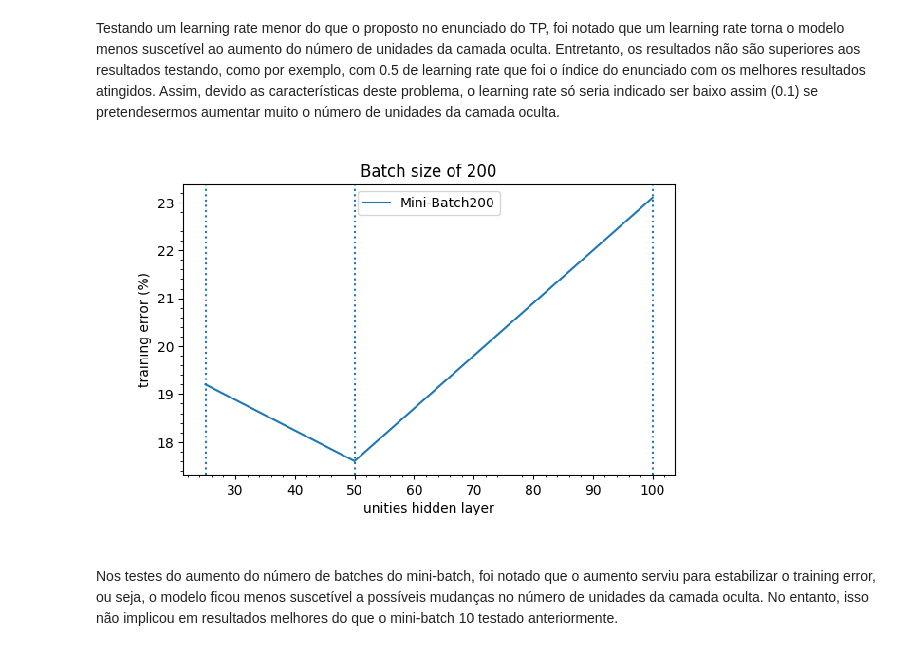
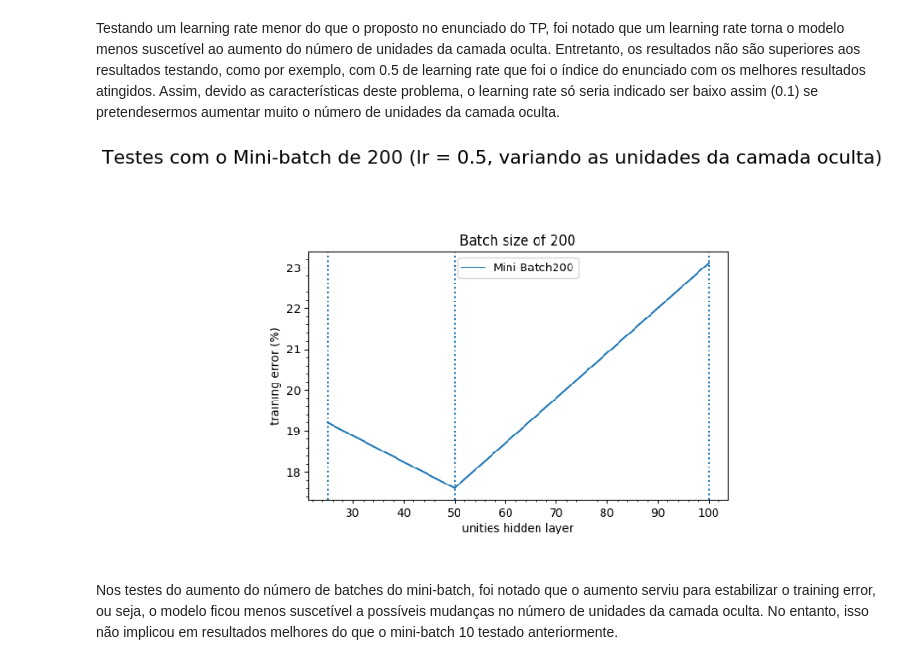
Before and after one commit to gesteves91/tp-ml, a Jupyter notebook: Resultados.ipynb, the cells around one changed output. Drawn from its saved outputs; the diff is of its cells as text; code cells hidden in the pictures.

```diff
--- a/Resultados.ipynb
+++ b/Resultados.ipynb
@@ -122,10 +124,11 @@ Testando um learning rate menor do que o proposto no enunciado do TP, foi notado
 # %%
 img = mpimg.imread('img/batches-maiores.png')
 plt.figure(figsize=(10, 8))
+plt.suptitle("Testes com o Mini-batch de 200 (lr = 0.5, variando as unidades da camada oculta)", size=22)
 plt.axis('off')
 imgplot = plt.imshow(img)
 # %% [output]
-[figure, old version]
+[figure, new version]
 # %% [markdown]
 Nos testes do aumento do número de batches do mini-batch, foi notado que o aumento serviu para estabilizar o training error, ou seja, o modelo ficou menos suscetível a possíveis mudanças no número de unidades da camada oculta. No entanto, isso não implicou em resultados melhores do que o mini-batch 10 testado anteriormente.
 # %%
```
Also changed, not shown: parts of 3 cells of this notebook, 5 other files.
